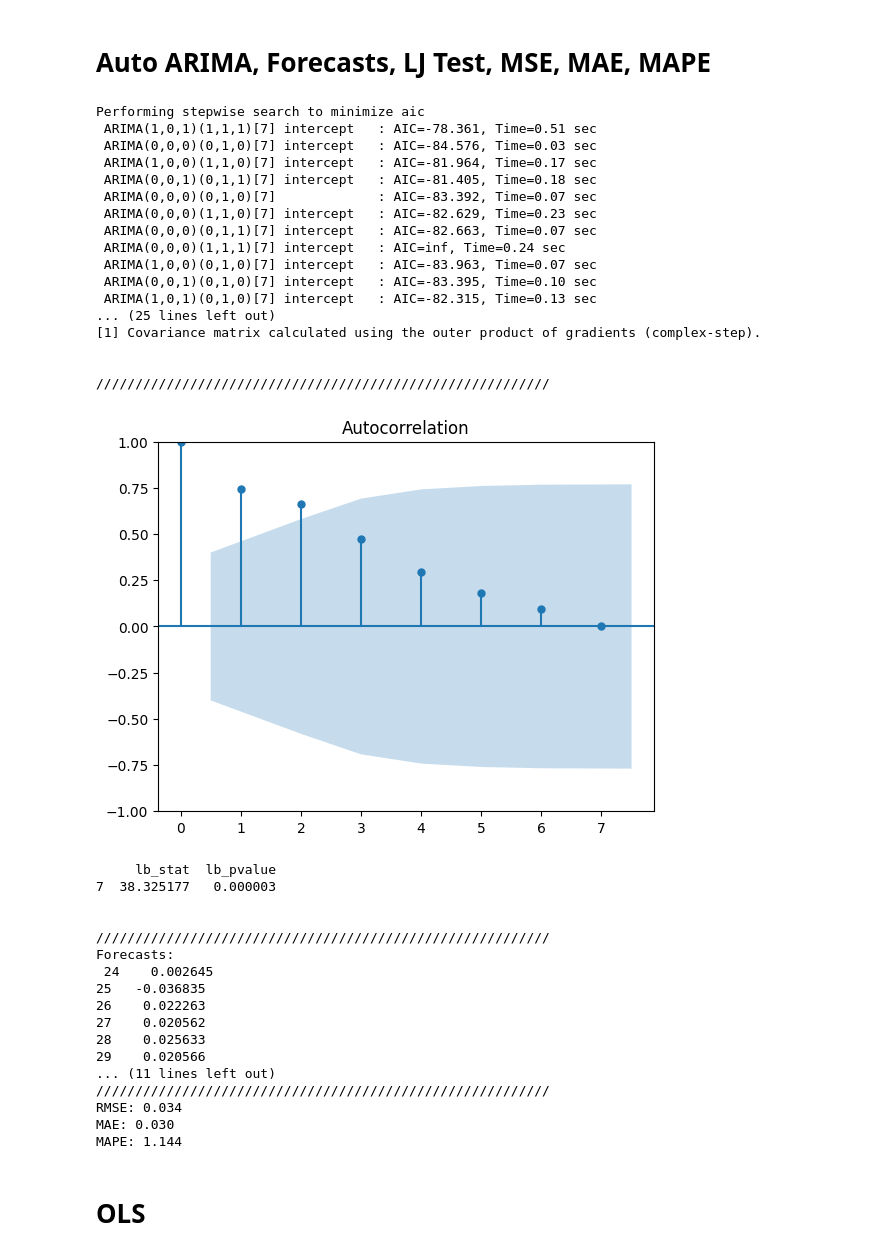
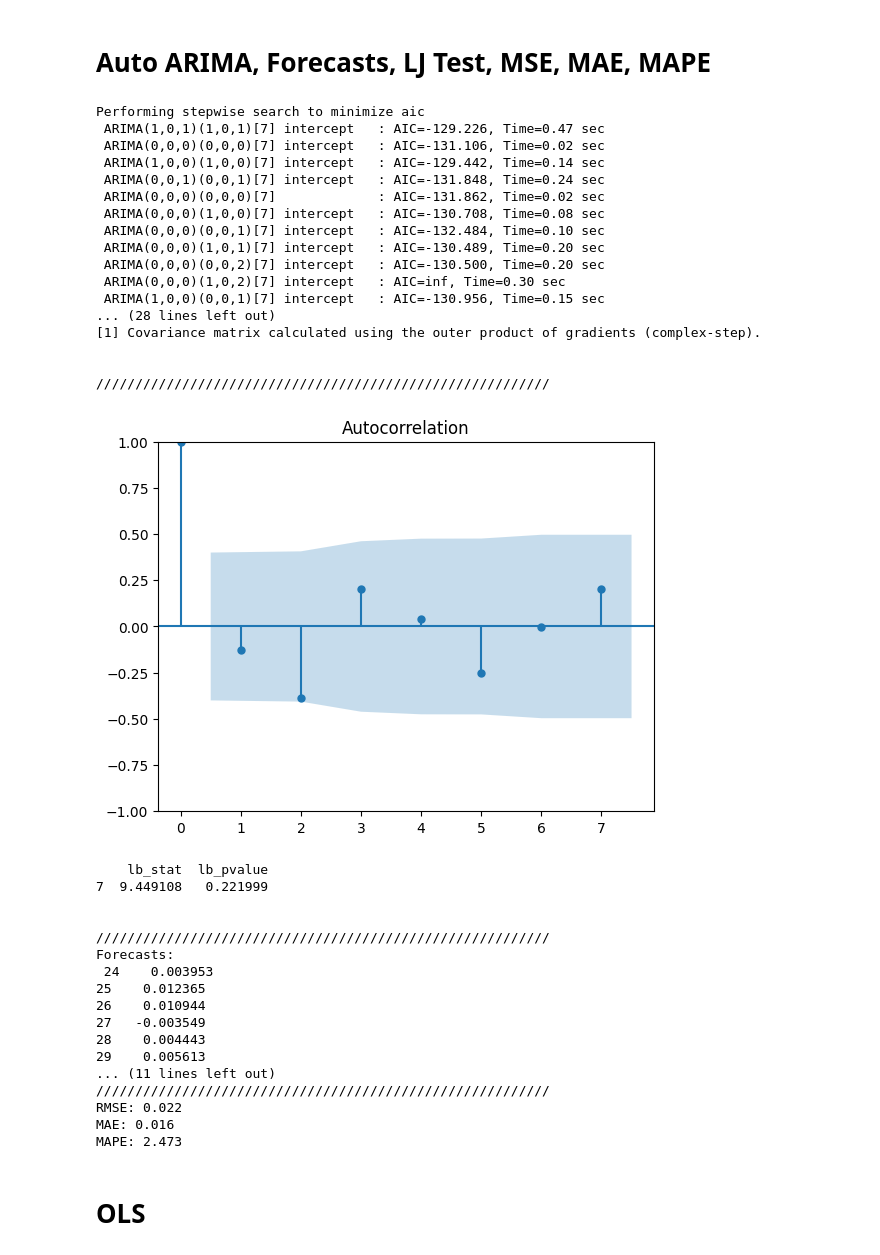
Before and after one commit to franklinchuks/Heterogeneity-and-Robustness-of-the-Kuznets-Curve, a Jupyter notebook: usa_kuznets_curve.ipynb, the cells around one changed output. Drawn from its saved outputs; the diff is of its cells as text; code cells hidden in the pictures.

```diff
--- a/usa_kuznets_curve.ipynb
+++ b/usa_kuznets_curve.ipynb
@@ -16,8 +16,9 @@ from sklearn.metrics import mean_squared_error, mean_absolute_error, mean_absolu
 from pmdarima import auto_arima
 # %%
 df = pd.read_csv('usa.csv')
-df.columns = df.columns.str.lower().str.replace(' ', '_').str.replace('[^\\w\\s]','')
-df = df.rename(columns={'time' : 'year', 'gdp_per_capita_(current_us$)_[ny.gdp.pcap.cd]' : 'gdp', 'co2_emissions_(metric_tons_per_capita)_[en.atm.co2e.pc]' : 'co2', 'gini_index_[si.pov.gini]' : 'gini'})
+df = df.rename(columns={'GDP per capita (current US$) [NY.GDP.PCAP.CD]' : 'gdp',
+                        'CO2 emissions (metric tons per capita) [EN.ATM.CO2E.PC]' : 'co2',
+                        'Gini index [SI.POV.GINI]' : 'gini'})
 df = df.replace('..', np.nan).dropna()
 
 cols = ['gdp', 'co2', 'gini']
@@ -26,7 +27,6 @@ for col in cols:
 
 data_skewness = skew(df)
 data_kurtosis = kurtosis(df)
-
 print(f"Skewness: {data_skewness}")
 print(f"Kurtosis: {data_kurtosis}")
 
@@ -60,7 +60,7 @@ plt.show()
 # %% [markdown]
 <h1>Kuznets Curve
 # %%
-df['year_group'] = df['year'] // 3 * 3
+df['year_group'] = df['Time'] // 3 * 3
 avr_df = df.groupby('year_group')[['gdp','co2', 'gini']].mean().reset_index()
 
 fig, ax = plt.subplots(1, 2, figsize = (12,4))
@@ -192,7 +204,7 @@ plt.show()
 # %% [markdown]
 <h1>Auto ARIMA, Forecasts, LJ Test, MSE, MAE, MAPE
 # %%
-train, test = train_test_split(gdp, test_size=0.2, shuffle=False)
+train, test = train_test_split(gini, test_size=0.2, shuffle=False)
 # Find the optimal ARIMA model for the train set
 model = auto_arima(train, start_p=1, start_q=1, max_p=3, max_q=3, m=7, seasonal=True, trace=True, error_action='ignore', suppress_warnings=True)
 model.fit(train)
@@ -200,63 +212,63 @@ print(model.summary())
 
 print('\n\n//////////////////////////////////////////////////////////')
 # Check the residuals
 residuals = model.resid()
 sm.graphics.tsa.plot_acf(residuals, lags=7)  # adjust the number of lags here
 plt.show()
 lj = sm.stats.acorr_ljungbox(residuals, lags=[7], return_df=True)
 print(lj)
 
 print('\n\n//////////////////////////////////////////////////////////')
 start = test.index[0]
 end = test.index[-1]
 forecasts = model.predict(n_periods=len(test), start=start, end=end)
 print('Forecasts:\n', forecasts)
 print('Actual values:\n', test)
 
 print('\n\n//////////////////////////////////////////////////////////')
 # Calculate the error metrics
 rmse = np.sqrt(mean_squared_error(test, forecasts))
 mae = mean_absolute_error(test, forecasts)
 mape = mean_absolute_percentage_error(test, forecasts)
 print('RMSE: %.3f' % rmse)
 print('MAE: %.3f' % mae)
 print('MAPE: %.3f' % mape)
 # %% [output]
 Performing stepwise search to minimize aic
- ARIMA(1,0,1)(1,1,1)[7] intercept   : AIC=-78.361, Time=0.51 sec
- ARIMA(0,0,0)(0,1,0)[7] intercept   : AIC=-84.576, Time=0.03 sec
- ARIMA(1,0,0)(1,1,0)[7] intercept   : AIC=-81.964, Time=0.17 sec
- ARIMA(0,0,1)(0,1,1)[7] intercept   : AIC=-81.405, Time=0.18 sec
- ARIMA(0,0,0)(0,1,0)[7]             : AIC=-83.392, Time=0.07 sec
- ARIMA(0,0,0)(1,1,0)[7] intercept   : AIC=-82.629, Time=0.23 sec
- ARIMA(0,0,0)(0,1,1)[7] intercept   : AIC=-82.663, Time=0.07 sec
- ARIMA(0,0,0)(1,1,1)[7] intercept   : AIC=inf, Time=0.24 sec
- ARIMA(1,0,0)(0,1,0)[7] intercept   : AIC=-83.963, Time=0.07 sec
- ARIMA(0,0,1)(0,1,0)[7] intercept   : AIC=-83.395, Time=0.10 sec
- ARIMA(1,0,1)(0,1,0)[7] intercept   : AIC=-82.315, Time=0.13 sec
-... (25 lines left out)
+ ARIMA(1,0,1)(1,0,1)[7] intercept   : AIC=-129.226, Time=0.47 sec
+ ARIMA(0,0,0)(0,0,0)[7] intercept   : AIC=-131.106, Time=0.02 sec
+ ARIMA(1,0,0)(1,0,0)[7] intercept   : AIC=-129.442, Time=0.14 sec
+ ARIMA(0,0,1)(0,0,1)[7] intercept   : AIC=-131.848, Time=0.24 sec
+ ARIMA(0,0,0)(0,0,0)[7]             : AIC=-131.862, Time=0.02 sec
+ ARIMA(0,0,0)(1,0,0)[7] intercept   : AIC=-130.708, Time=0.08 sec
+ ARIMA(0,0,0)(0,0,1)[7] intercept   : AIC=-132.484, Time=0.10 sec
+ ARIMA(0,0,0)(1,0,1)[7] intercept   : AIC=-130.489, Time=0.20 sec
+ ARIMA(0,0,0)(0,0,2)[7] intercept   : AIC=-130.500, Time=0.20 sec
+ ARIMA(0,0,0)(1,0,2)[7] intercept   : AIC=inf, Time=0.30 sec
+ ARIMA(1,0,0)(0,0,1)[7] intercept   : AIC=-130.956, Time=0.15 sec
+... (28 lines left out)
 [1] Covariance matrix calculated using the outer product of gradients (complex-step).
 
 
 //////////////////////////////////////////////////////////
-[figure, old version]
+[figure, new version]
-     lb_stat  lb_pvalue
-7  38.325177   0.000003
+    lb_stat  lb_pvalue
+7  9.449108   0.221999
 
 
 //////////////////////////////////////////////////////////
 Forecasts:
- 24    0.002645
-25   -0.036835
-26    0.022263
-27    0.020562
-28    0.025633
-29    0.020566
+ 24    0.003953
+25    0.012365
+26    0.010944
+27   -0.003549
+28    0.004443
+29    0.005613
 ... (11 lines left out)
 //////////////////////////////////////////////////////////
-RMSE: 0.034
-MAE: 0.030
-MAPE: 1.144
+RMSE: 0.022
+MAE: 0.016
+MAPE: 2.473
 # %% [markdown]
 <h1>OLS
 # %%
```
Also changed, not shown: parts of 4 cells of this notebook, 1 other file.
